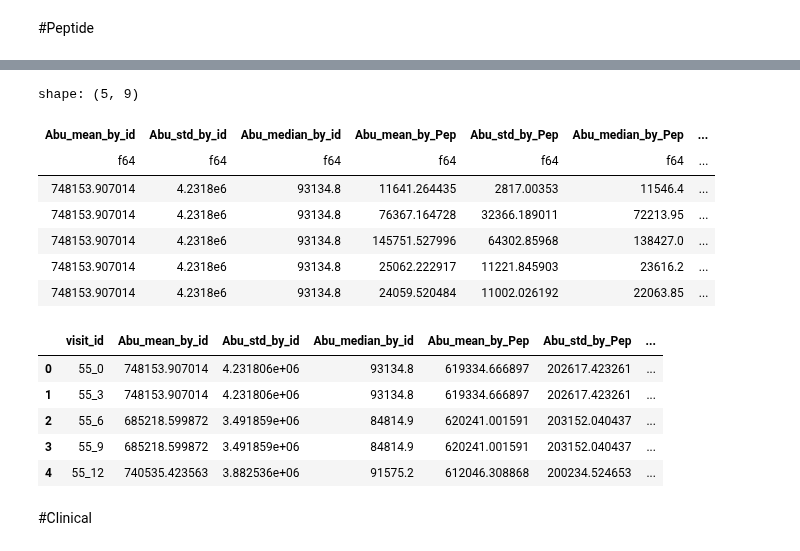
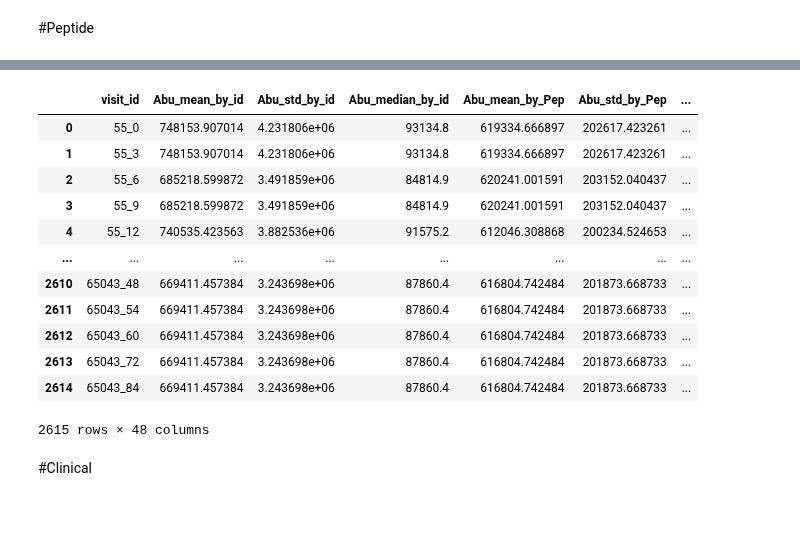
Before and after one commit to kunai-3txk/Compe_tonyobyo, a Jupyter notebook: AMP_FeatureStore.ipynb, the cells around one changed output, grey strips where cells are left out. Saved outputs shown, nothing was run; the diff lists cells and outputs as text; code cells hidden in the pictures; blank space fills up the shorter version.

```diff
--- a/AMP_FeatureStore.ipynb
+++ b/AMP_FeatureStore.ipynb
@@ -252,6 +238,2 @@ train_proteins_toall = train_proteins_agg_fill.merge(train_pro_te_agg_fill,on='v
 # %% [markdown]
 #Peptide
-# %%
-pep_Peptide_count = pd.DataFrame(train_peptides['Peptide'].value_counts()).reset_index()
-train_peptides = train_peptides.merge(pep_Peptide_count.rename(columns={'Peptide':'value_counts'}),left_on='Peptide',right_on='index',how='left')
-train_peptides.head()
@@ -265,37 +240,40 @@ train_peptides.head()
 # %%
-train_peptides_ = pl.DataFrame(train_peptides).select([
-    pl.mean('PeptideAbundance').over('visit_id').alias('Abu_mean_by_id')
-   ,pl.std('PeptideAbundance').over('visit_id').alias('Abu_std_by_id')
-   ,pl.median('PeptideAbundance').over('visit_id').alias('Abu_median_by_id')
-   ,pl.mean('PeptideAbundance').over('Peptide').alias('Abu_mean_by_Pep')
-   ,pl.std('PeptideAbundance').over('Peptide').alias('Abu_std_by_Pep')
-   ,pl.median('PeptideAbundance').over('Peptide').alias('Abu_median_by_Pep')
-   ,pl.mean('value_counts').over('visit_id').alias('Pepcount_mean_by_id')
-   ,pl.std('value_counts').over('visit_id').alias('Pepcount_std_by_id')
-   ,pl.median('value_counts').over('visit_id').alias('Pepcount_median_by_id')
-])
-train_peptides_.head()
+def feature_peptide(df_key,df_peptides):
+  #pep_Peptide_count = pd.DataFrame(df_peptides['Peptide'].value_counts()).reset_index()
+  #df_peptides = train_peptides.merge(pep_Peptide_count.rename(columns={'Peptide':'value_counts'}),left_on='Peptide',right_on='index',how='left')
+
+  df_peptides_ = pl.DataFrame(df_peptides).select([
+      pl.mean('PeptideAbundance').over('visit_id').alias('Abu_mean_by_id')
+    ,pl.std('PeptideAbundance').over('visit_id').alias('Abu_std_by_id')
+    ,pl.median('PeptideAbundance').over('visit_id').alias('Abu_median_by_id')
+    ,pl.mean('PeptideAbundance').over('Peptide').alias('Abu_mean_by_Pep')
+    ,pl.std('PeptideAbundance').over('Peptide').alias('Abu_std_by_Pep')
+    ,pl.median('PeptideAbundance').over('Peptide').alias('Abu_median_by_Pep')
+    #,pl.mean('value_counts').over('visit_id').alias('Pepcount_mean_by_id')
+    #,pl.std('value_counts').over('visit_id').alias('Pepcount_std_by_id')
+    #,pl.median('value_counts').over('visit_id').alias('Pepcount_median_by_id')
+  ])
+
+  df_peptides_agg_ = df_peptides[['visit_id']].join(df_peptides_.to_pandas())
+  df_peptides_agg_  = df_key.merge(df_peptides_agg_.groupby('visit_id').mean().reset_index(),on='visit_id',how='left').sort_values(['patient_id','visit_month']).reset_index(drop=True).drop(['visit_month'],axis=1)
+
+  #欠損値を1つ前の値で埋める
+  df_peptides_agg_fill = df_peptides_agg_.groupby('patient_id').fillna(method='ffill')
+  df_peptides_agg_toall = df_peptides_agg_fill.merge(train_pep_te_agg_fill,on='visit_id',how='left').copy()
+  return df_peptides_agg_toall
+
+train_peptides_feature = feature_peptide(train_sort,train_peptides)
 # %% [output]
+|  | visit_id | Abu_mean_by_id | Abu_std_by_id | Abu_median_by_id | Abu_mean_by_Pep | Abu_std_by_Pep | ... |
+| 0 | 55_0 | 748153.907014 | 4.231806e+06 | 93134.8 | 619334.666897 | 202617.423261 | ... |
+| 1 | 55_3 | 748153.907014 | 4.231806e+06 | 93134.8 | 619334.666897 | 202617.423261 | ... |
+| 2 | 55_6 | 685218.599872 | 3.491859e+06 | 84814.9 | 620241.001591 | 203152.040437 | ... |
+| 3 | 55_9 | 685218.599872 | 3.491859e+06 | 84814.9 | 620241.001591 | 203152.040437 | ... |
+| 4 | 55_12 | 740535.423563 | 3.882536e+06 | 91575.2 | 612046.308868 | 200234.524653 | ... |
+| ... | ... | ... | ... | ... | ... | ... | ... |
+| 2610 | 65043_48 | 669411.457384 | 3.243698e+06 | 87860.4 | 616804.742484 | 201873.668733 | ... |
+| 2611 | 65043_54 | 669411.457384 | 3.243698e+06 | 87860.4 | 616804.742484 | 201873.668733 | ... |
+| 2612 | 65043_60 | 669411.457384 | 3.243698e+06 | 87860.4 | 616804.742484 | 201873.668733 | ... |
+| 2613 | 65043_72 | 669411.457384 | 3.243698e+06 | 87860.4 | 616804.742484 | 201873.668733 | ... |
+| 2614 | 65043_84 | 669411.457384 | 3.243698e+06 | 87860.4 | 616804.742484 | 201873.668733 | ... |
-shape: (5, 9)
+2615 rows × 48 columns
-| Abu_mean_by_id | Abu_std_by_id | Abu_median_by_id | Abu_mean_by_Pep | Abu_std_by_Pep | Abu_median_by_Pep | ... |
-| f64 | f64 | f64 | f64 | f64 | f64 | ... |
-| 748153.907014 | 4.2318e6 | 93134.8 | 11641.264435 | 2817.00353 | 11546.4 | ... |
-| 748153.907014 | 4.2318e6 | 93134.8 | 76367.164728 | 32366.189011 | 72213.95 | ... |
-| 748153.907014 | 4.2318e6 | 93134.8 | 145751.527996 | 64302.85968 | 138427.0 | ... |
-| 748153.907014 | 4.2318e6 | 93134.8 | 25062.222917 | 11221.845903 | 23616.2 | ... |
-| 748153.907014 | 4.2318e6 | 93134.8 | 24059.520484 | 11002.026192 | 22063.85 | ... |
-# %%
-train_peptides_agg_ = train_peptides[['visit_id']].join(train_peptides_.to_pandas())
-train_peptides_agg  = train_sort.merge(train_peptides_agg_.groupby('visit_id').mean().reset_index(),on='visit_id',how='left').sort_values(['patient_id','visit_month']).reset_index(drop=True).drop(['visit_month'],axis=1)
-
-#欠損値を1つ前の値で埋める
-train_peptides_agg_fill = train_peptides_agg.groupby('patient_id').fillna(method='ffill')
-#train_peptides_agg_fill.drop(['patient_id'],axis=1,inplace=True)
-train_peptides_agg_fill.head()
-# %% [output]
-|  | visit_id | Abu_mean_by_id | Abu_std_by_id | Abu_median_by_id | Abu_mean_by_Pep | Abu_std_by_Pep | ... |
-| 0 | 55_0 | 748153.907014 | 4.231806e+06 | 93134.8 | 619334.666897 | 202617.423261 | ... |
-| 1 | 55_3 | 748153.907014 | 4.231806e+06 | 93134.8 | 619334.666897 | 202617.423261 | ... |
-| 2 | 55_6 | 685218.599872 | 3.491859e+06 | 84814.9 | 620241.001591 | 203152.040437 | ... |
-| 3 | 55_9 | 685218.599872 | 3.491859e+06 | 84814.9 | 620241.001591 | 203152.040437 | ... |
-| 4 | 55_12 | 740535.423563 | 3.882536e+06 | 91575.2 | 612046.308868 | 200234.524653 | ... |
```
Also changed, not shown: parts of 15 cells of this notebook.
